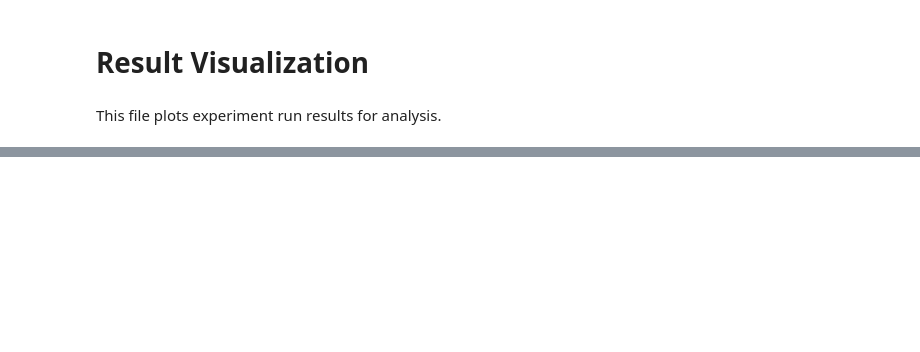
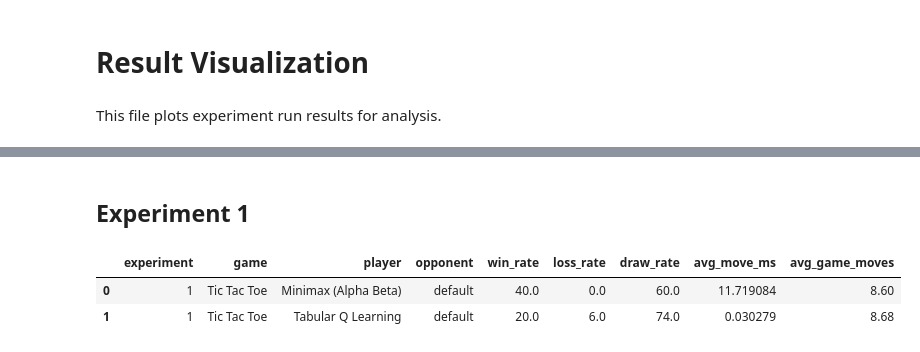
Before and after one commit to ggn1/cs7is2-artificial-intelligence-assignment3, a Jupyter notebook: result_visualization.ipynb, the cells around one changed output, grey strips where cells are left out. Cells and saved outputs as stored; diff of their text form; code cells hidden in the pictures; blank space fills up the shorter version.

```diff
--- a/result_visualization.ipynb
+++ b/result_visualization.ipynb
@@ -15,3 +9,3 @@ get_datetime_id()
 # %%
-df = pd.read_csv("./__run_metrics/ttt.csv", converters={'session_timestamp': str})
-df
+df_ttt = pd.read_csv("./__run_results/ttt.csv", converters={'session_timestamp': str})
+df_con4 = pd.read_csv("./__run_results/con4.csv", converters={'session_timestamp': str})
@@ -35,0 +12,51 @@ df
+# %% [markdown]
+## Experiment 1
+# %%
+df_exp1 = df_ttt[df_ttt['session_id'].str.contains('exp1')]
+df_exp1_minimax = df_exp1[df_exp1['player2'] == "StrategyMiniMax"]
+df_exp1_tabq = df_exp1[df_exp1['player2'] == "StrategyTabQLearning"]
+
+performance_summary = []
+
+# Get performance of minimax agent.
+win_rate = (sum(df_exp1_minimax['outcome'] == 2)/len(df_exp1_minimax))*100
+loss_rate = (sum(df_exp1_minimax['outcome'] == 1)/len(df_exp1_minimax))*100
+draw_rate = (sum(df_exp1_minimax['outcome'] == 0)/len(df_exp1_minimax))*100
+avg_move_ms = df_exp1_minimax['avg_milliseconds_per_move_player2'].mean()
+avg_game_moves = df_exp1_minimax['num_moves'].mean()
+ps_exp1_minimax = {}
+ps_exp1_minimax['experiment'] = 1
+ps_exp1_minimax['game'] = 'Tic Tac Toe'
+ps_exp1_minimax['player'] = 'Minimax (Alpha Beta)'
+ps_exp1_minimax['opponent'] = 'default'
+ps_exp1_minimax['win_rate'] = win_rate
+ps_exp1_minimax['loss_rate'] = loss_rate
+ps_exp1_minimax['draw_rate'] = draw_rate
+ps_exp1_minimax['avg_move_ms'] = avg_move_ms
+ps_exp1_minimax['avg_game_moves'] = avg_game_moves
+performance_summary.append(ps_exp1_minimax)
+
+# Get performance of q learning agent.
+win_rate = (sum(df_exp1_tabq['outcome'] == 2)/len(df_exp1_tabq))*100
+loss_rate = (sum(df_exp1_tabq['outcome'] == 1)/len(df_exp1_tabq))*100
+draw_rate = (sum(df_exp1_tabq['outcome'] == 0)/len(df_exp1_tabq))*100
+avg_move_ms = df_exp1_tabq['avg_milliseconds_per_move_player2'].mean()
+avg_game_moves = df_exp1_tabq['num_moves'].mean()
+ps_exp1_tabq = {}
+ps_exp1_tabq['experiment'] = 1
+ps_exp1_tabq['game'] = 'Tic Tac Toe'
+ps_exp1_tabq['player'] = 'Tabular Q Learning'
+ps_exp1_tabq['opponent'] = 'default'
+ps_exp1_tabq['win_rate'] = win_rate
+ps_exp1_tabq['loss_rate'] = loss_rate
+ps_exp1_tabq['draw_rate'] = draw_rate
+ps_exp1_tabq['avg_move_ms'] = avg_move_ms
+ps_exp1_tabq['avg_game_moves'] = avg_game_moves
+performance_summary.append(ps_exp1_tabq)
+
+df_exp1_ps = pd.DataFrame(performance_summary)
+df_exp1_ps
+# %% [output]
+|  | experiment | game | player | opponent | win_rate | loss_rate | draw_rate | avg_move_ms | avg_game_moves |
+| 0 | 1 | Tic Tac Toe | Minimax (Alpha Beta) | default | 40.0 | 0.0 | 60.0 | 11.719084 | 8.60 |
+| 1 | 1 | Tic Tac Toe | Tabular Q Learning | default | 20.0 | 6.0 | 74.0 | 0.030279 | 8.68 |
```
Also changed, not shown: parts of 9 cells of this notebook, 11 other files.
